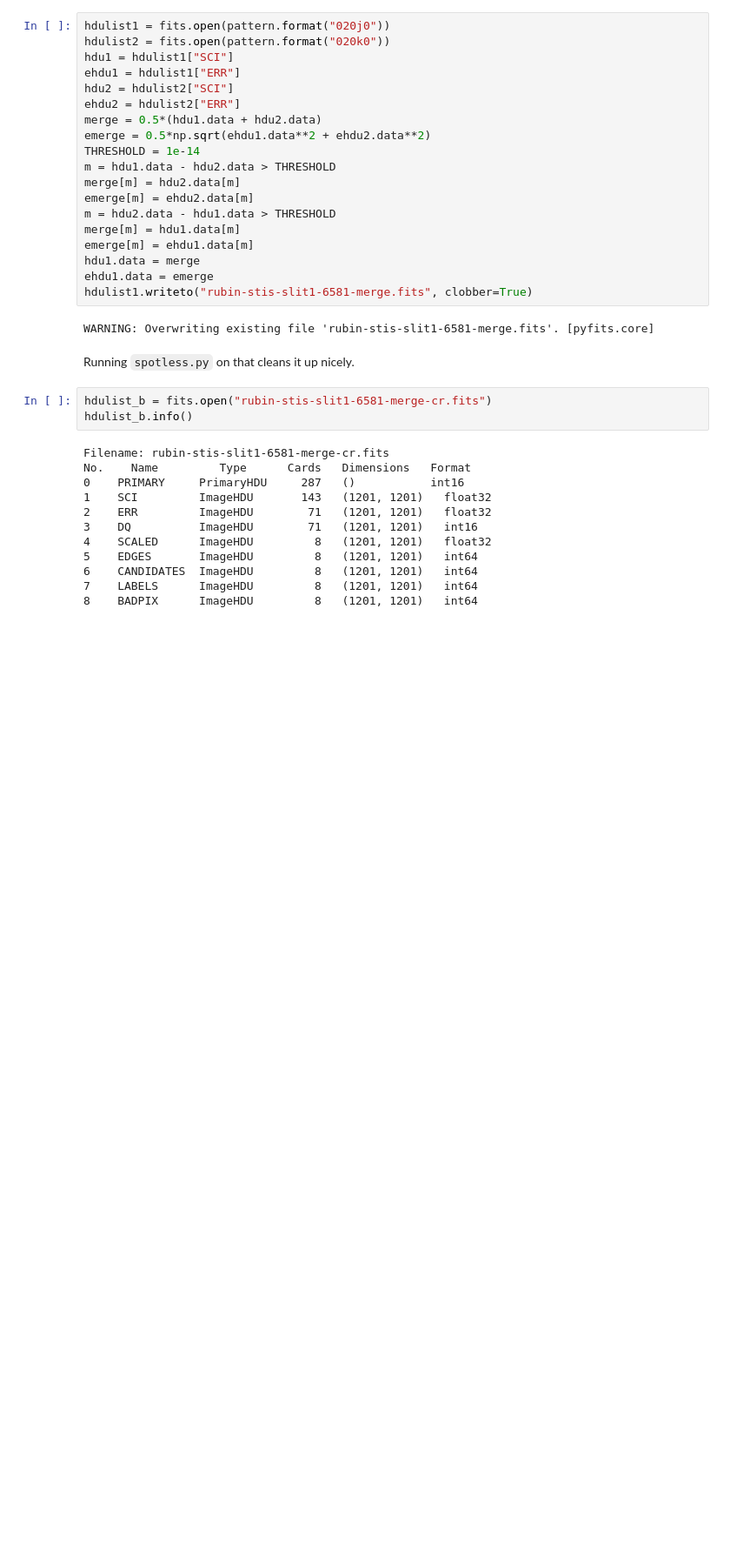
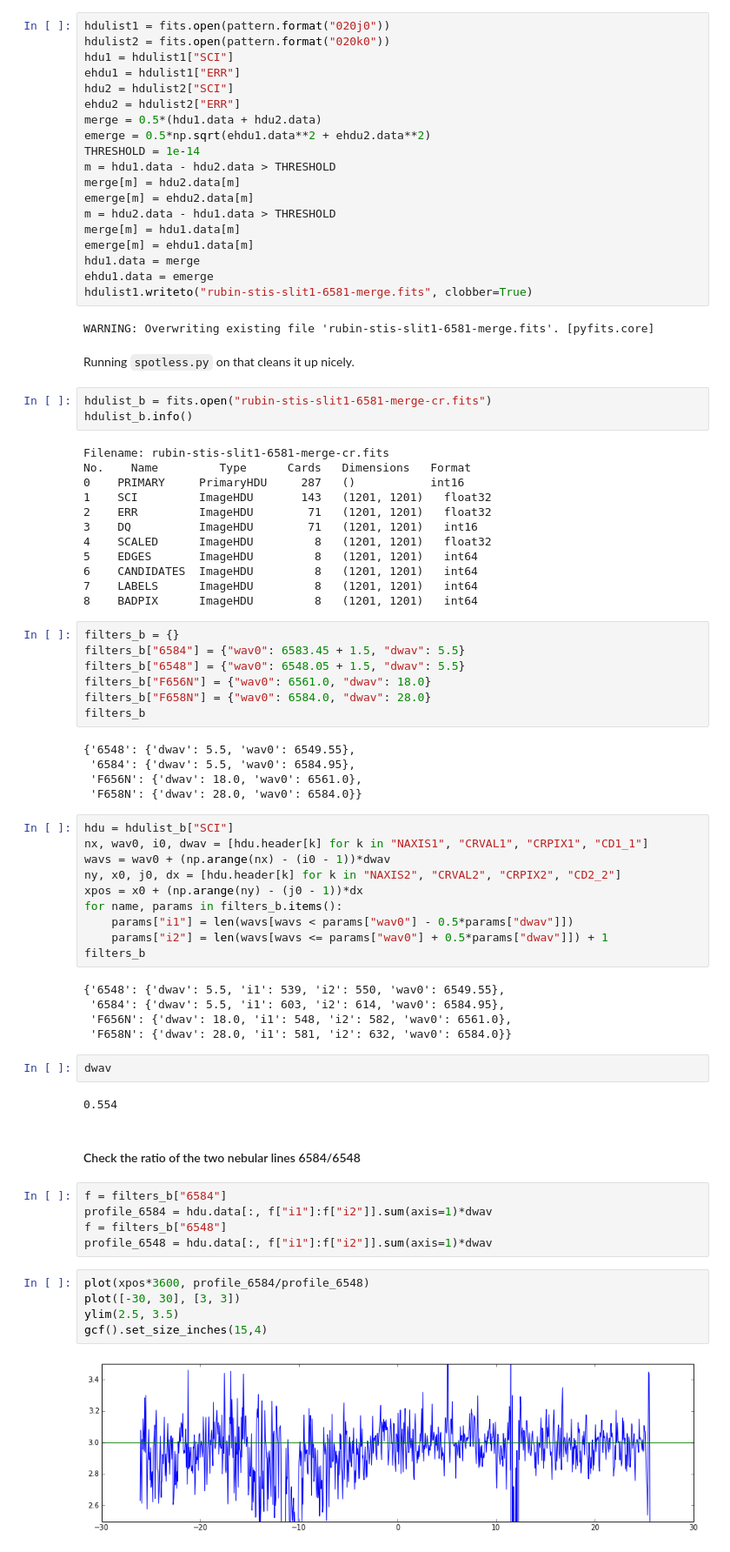
Before and after one commit to deprecated/orion-tsq, a Jupyter notebook: Rubin STIS spectra.ipynb, the cells around one changed output. Shown at 87% size. Drawn from its saved outputs; the diff is of its cells as text; blank space fills up the shorter version.

```diff
--- a/Rubin STIS spectra.ipynb
+++ b/Rubin STIS spectra.ipynb
@@ -250,3 +266,48 @@ No.    Name         Type      Cards   Dimensions   Format
 6    CANDIDATES  ImageHDU         8   (1201, 1201)   int64
 7    LABELS      ImageHDU         8   (1201, 1201)   int64
 8    BADPIX      ImageHDU         8   (1201, 1201)   int64
+# %%
+filters_b = {}
+filters_b["6584"] = {"wav0": 6583.45 + 1.5, "dwav": 5.5}
+filters_b["6548"] = {"wav0": 6548.05 + 1.5, "dwav": 5.5}
+filters_b["F656N"] = {"wav0": 6561.0, "dwav": 18.0}
+filters_b["F658N"] = {"wav0": 6584.0, "dwav": 28.0}
+filters_b
+# %% [output]
+{'6548': {'dwav': 5.5, 'wav0': 6549.55},
+ '6584': {'dwav': 5.5, 'wav0': 6584.95},
+ 'F656N': {'dwav': 18.0, 'wav0': 6561.0},
+ 'F658N': {'dwav': 28.0, 'wav0': 6584.0}}
+# %%
+hdu = hdulist_b["SCI"]
+nx, wav0, i0, dwav = [hdu.header[k] for k in "NAXIS1", "CRVAL1", "CRPIX1", "CD1_1"]
+wavs = wav0 + (np.arange(nx) - (i0 - 1))*dwav
+ny, x0, j0, dx = [hdu.header[k] for k in "NAXIS2", "CRVAL2", "CRPIX2", "CD2_2"]
+xpos = x0 + (np.arange(ny) - (j0 - 1))*dx
+for name, params in filters_b.items():
+    params["i1"] = len(wavs[wavs < params["wav0"] - 0.5*params["dwav"]])
+    params["i2"] = len(wavs[wavs <= params["wav0"] + 0.5*params["dwav"]]) + 1
+filters_b
+# %% [output]
+{'6548': {'dwav': 5.5, 'i1': 539, 'i2': 550, 'wav0': 6549.55},
+ '6584': {'dwav': 5.5, 'i1': 603, 'i2': 614, 'wav0': 6584.95},
+ 'F656N': {'dwav': 18.0, 'i1': 548, 'i2': 582, 'wav0': 6561.0},
+ 'F658N': {'dwav': 28.0, 'i1': 581, 'i2': 632, 'wav0': 6584.0}}
+# %%
+dwav
+# %% [output]
+0.554
+# %% [markdown]
+#### Check the ratio of the two nebular lines 6584/6548
+# %%
+f = filters_b["6584"]
+profile_6584 = hdu.data[:, f["i1"]:f["i2"]].sum(axis=1)*dwav
+f = filters_b["6548"]
+profile_6548 = hdu.data[:, f["i1"]:f["i2"]].sum(axis=1)*dwav
+# %%
+plot(xpos*3600, profile_6584/profile_6548)
+plot([-30, 30], [3, 3])
+ylim(2.5, 3.5)
+gcf().set_size_inches(15,4)
+# %% [output]
+[figure, added]
```
Also changed, not shown: parts of 81 cells of this notebook, 1 other file.
